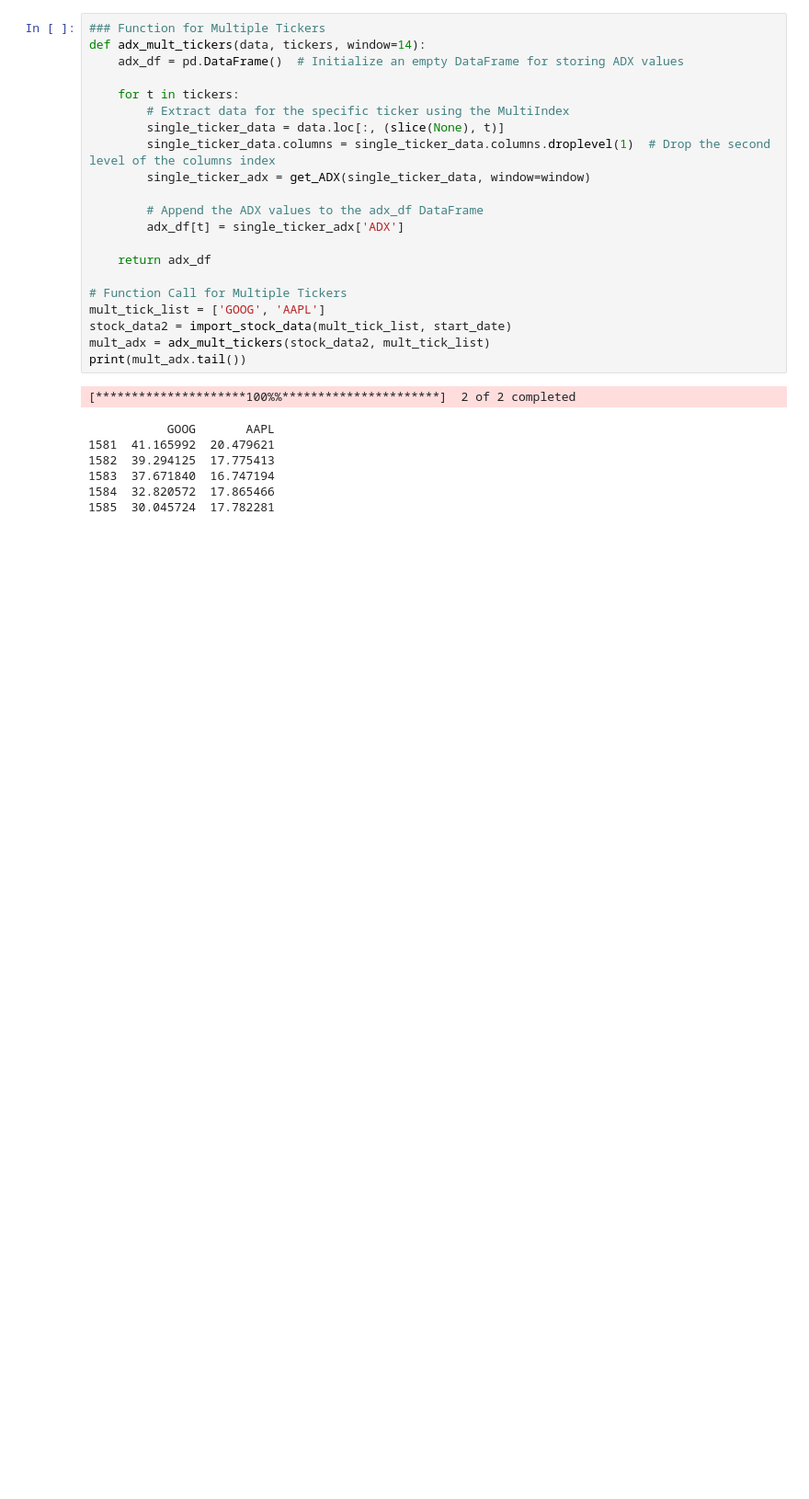
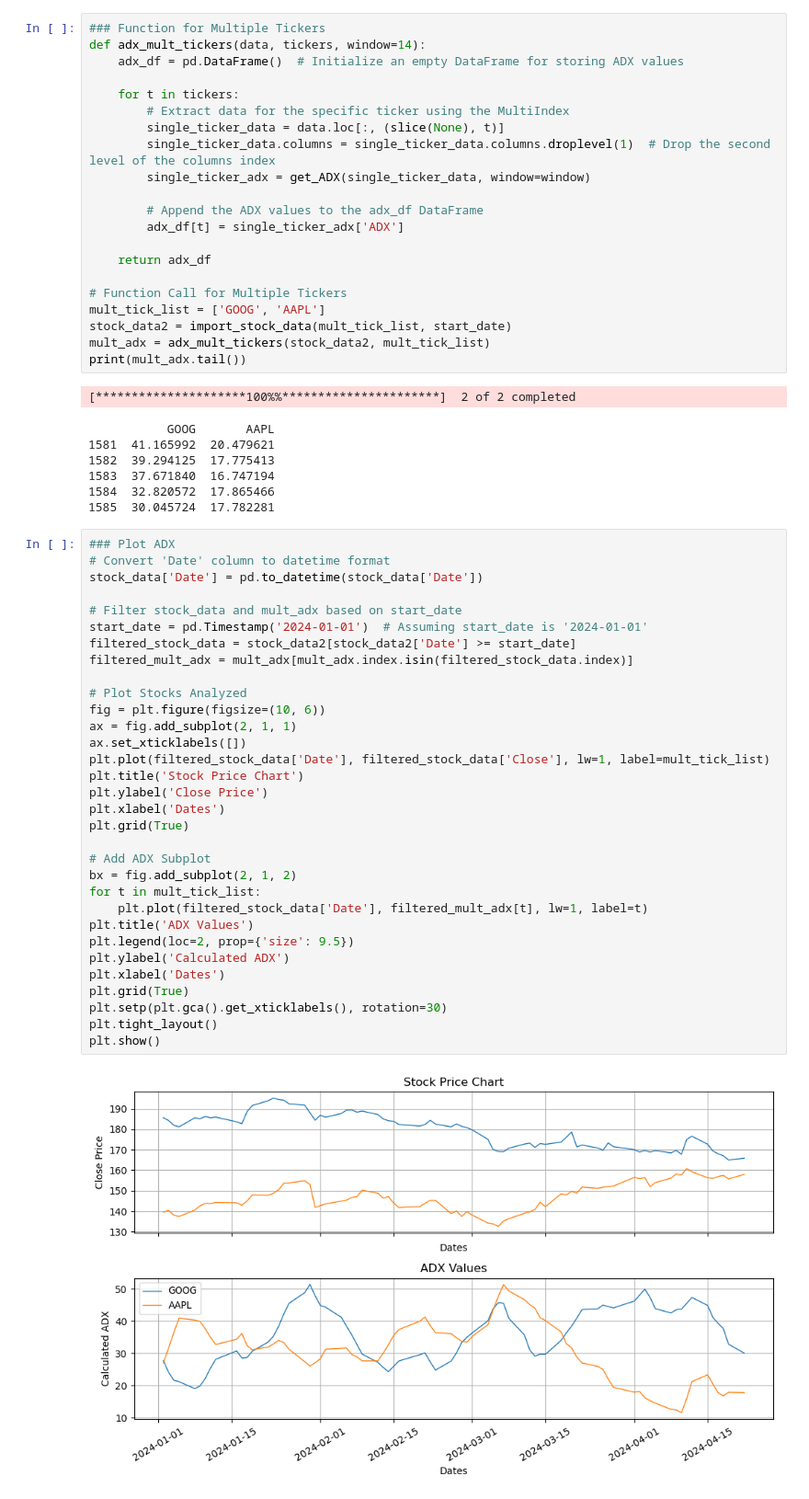
Before and after one commit to mburley127/TradingIndicators, a Jupyter notebook: Indicators/ADX.ipynb, the cells around one changed output. Shown: that part at 92% size. Saved outputs shown, nothing was run; the diff lists cells and outputs as text; blank space fills up the shorter version.

Commit message:
adx plot finished

```diff
--- a/Indicators/ADX.ipynb
+++ b/Indicators/ADX.ipynb
@@ -117,3 +117,37 @@ print(mult_adx.tail())
 1583  37.671840  16.747194
 1584  32.820572  17.865466
 1585  30.045724  17.782281
+# %%
+### Plot ADX
+# Convert 'Date' column to datetime format
+stock_data['Date'] = pd.to_datetime(stock_data['Date'])
+
+# Filter stock_data and mult_adx based on start_date
+start_date = pd.Timestamp('2024-01-01')  # Assuming start_date is '2024-01-01'
+filtered_stock_data = stock_data2[stock_data2['Date'] >= start_date]
+filtered_mult_adx = mult_adx[mult_adx.index.isin(filtered_stock_data.index)]
+
+# Plot Stocks Analyzed
+fig = plt.figure(figsize=(10, 6))
+ax = fig.add_subplot(2, 1, 1)
+ax.set_xticklabels([])
+plt.plot(filtered_stock_data['Date'], filtered_stock_data['Close'], lw=1, label=mult_tick_list)
+plt.title('Stock Price Chart')
+plt.ylabel('Close Price')
+plt.xlabel('Dates')
+plt.grid(True)
+
+# Add ADX Subplot
+bx = fig.add_subplot(2, 1, 2)
+for t in mult_tick_list:
+    plt.plot(filtered_stock_data['Date'], filtered_mult_adx[t], lw=1, label=t)
+plt.title('ADX Values')
+plt.legend(loc=2, prop={'size': 9.5})
+plt.ylabel('Calculated ADX')
+plt.xlabel('Dates')
+plt.grid(True)
+plt.setp(plt.gca().get_xticklabels(), rotation=30)
+plt.tight_layout()
+plt.show()
+# %% [output]
+[figure, added]
```
